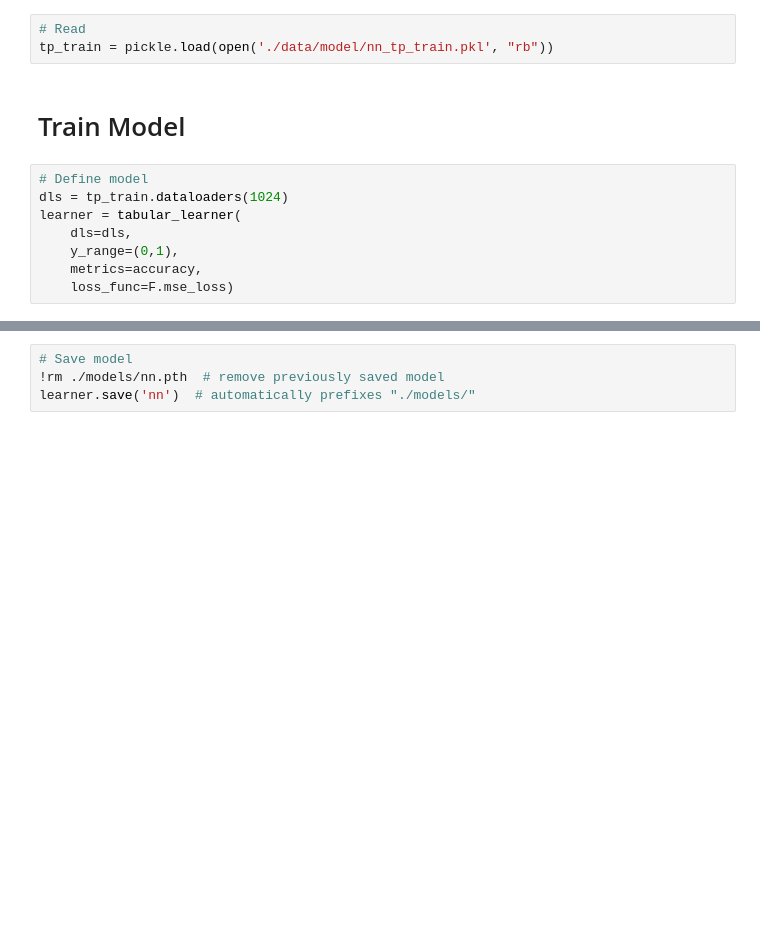
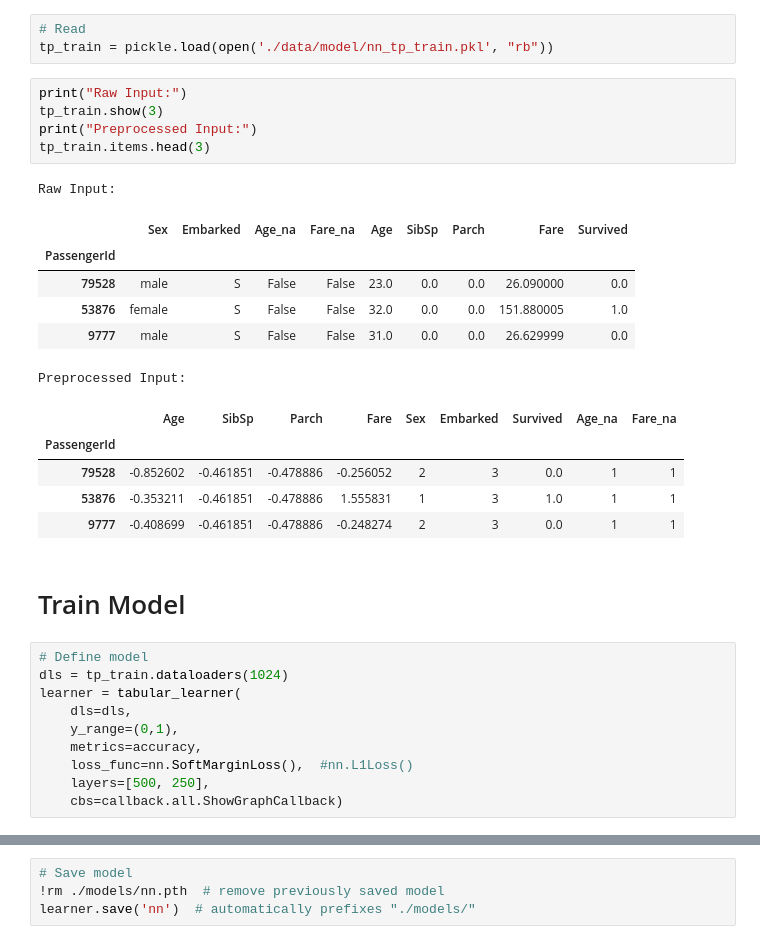
Before and after one commit to aarontrefler/kaggle-projects, a Jupyter notebook: tabular-playground-april-21/working/2.1-modelling-fastai.ipynb, the cells around one changed output, grey strips where cells are left out. Drawn from its saved outputs; the diff is of its cells as text; blank space fills up the shorter version.

```diff
--- a/tabular-playground-april-21/working/2.1-modelling-fastai.ipynb
+++ b/tabular-playground-april-21/working/2.1-modelling-fastai.ipynb
@@ -80,6 +89,24 @@ save_pickle('./data/model/nn_tp_train.pkl', tp_train)
 # %%
 # Read
 tp_train = pickle.load(open('./data/model/nn_tp_train.pkl', "rb"))
+# %%
+print("Raw Input:")
+tp_train.show(3)
+print("Preprocessed Input:")
+tp_train.items.head(3)
+# %% [output]
+Raw Input:
+|  | Sex | Embarked | Age_na | Fare_na | Age | SibSp | Parch | Fare | Survived |
+| PassengerId |  |  |  |  |  |  |  |  |  |
+| 79528 | male | S | False | False | 23.0 | 0.0 | 0.0 | 26.090000 | 0.0 |
+| 53876 | female | S | False | False | 32.0 | 0.0 | 0.0 | 151.880005 | 1.0 |
+| 9777 | male | S | False | False | 31.0 | 0.0 | 0.0 | 26.629999 | 0.0 |
+Preprocessed Input:
+|  | Age | SibSp | Parch | Fare | Sex | Embarked | Survived | Age_na | Fare_na |
+| PassengerId |  |  |  |  |  |  |  |  |  |
+| 79528 | -0.852602 | -0.461851 | -0.478886 | -0.256052 | 2 | 3 | 0.0 | 1 | 1 |
+| 53876 | -0.353211 | -0.461851 | -0.478886 | 1.555831 | 1 | 3 | 1.0 | 1 | 1 |
+| 9777 | -0.408699 | -0.461851 | -0.478886 | -0.248274 | 2 | 3 | 0.0 | 1 | 1 |
 # %% [markdown]
 # Train Model
 # %%
@@ -89,5 +116,7 @@ learner = tabular_learner(
     dls=dls,
     y_range=(0,1),
     metrics=accuracy,
-    loss_func=F.mse_loss)
+    loss_func=nn.SoftMarginLoss(),  #nn.L1Loss()
+    layers=[500, 250],
+    cbs=callback.all.ShowGraphCallback)
 # %%
```
Also changed, not shown: parts of 7 cells of this notebook.
